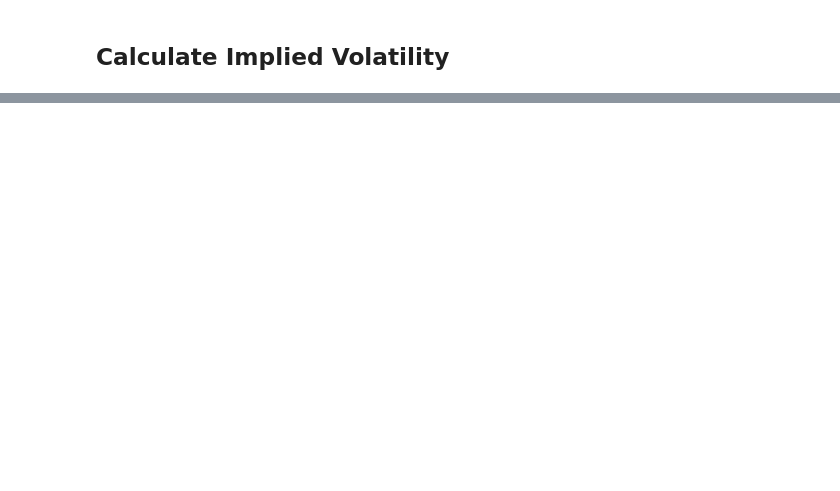
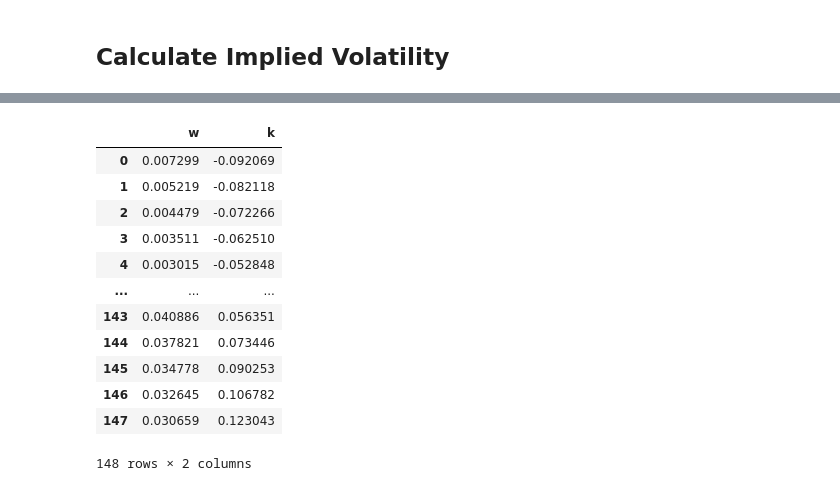
Before and after one commit to alqavii/ssvi-surface, a Jupyter notebook: backend/test.ipynb, the cells around one changed output, grey strips where cells are left out. Saved outputs shown, nothing was run; the diff lists cells and outputs as text; code cells hidden in the pictures; blank space fills up the shorter version.

```diff
--- a/backend/test.ipynb
+++ b/backend/test.ipynb
@@ -91,0 +98,19 @@ Uncomment the code below to generate a surface mesh (may be verbose).
+# %%
+import numpy as np
+surface_data["k"] = np.log(surface_data["K"] / spot)
+surface_data["w"] = surface_data["iv"] ** 2 * surface_data["T"]
+surface_data[["w", "k"]]
+# %% [output]
+|  | w | k |
+| 0 | 0.007299 | -0.092069 |
+| 1 | 0.005219 | -0.082118 |
+| 2 | 0.004479 | -0.072266 |
+| 3 | 0.003511 | -0.062510 |
+| 4 | 0.003015 | -0.052848 |
+| ... | ... | ... |
+| 143 | 0.040886 | 0.056351 |
+| 144 | 0.037821 | 0.073446 |
+| 145 | 0.034778 | 0.090253 |
+| 146 | 0.032645 | 0.106782 |
+| 147 | 0.030659 | 0.123043 |
+148 rows × 2 columns
```
Also changed, not shown: parts of 10 cells of this notebook, 20 other files.
